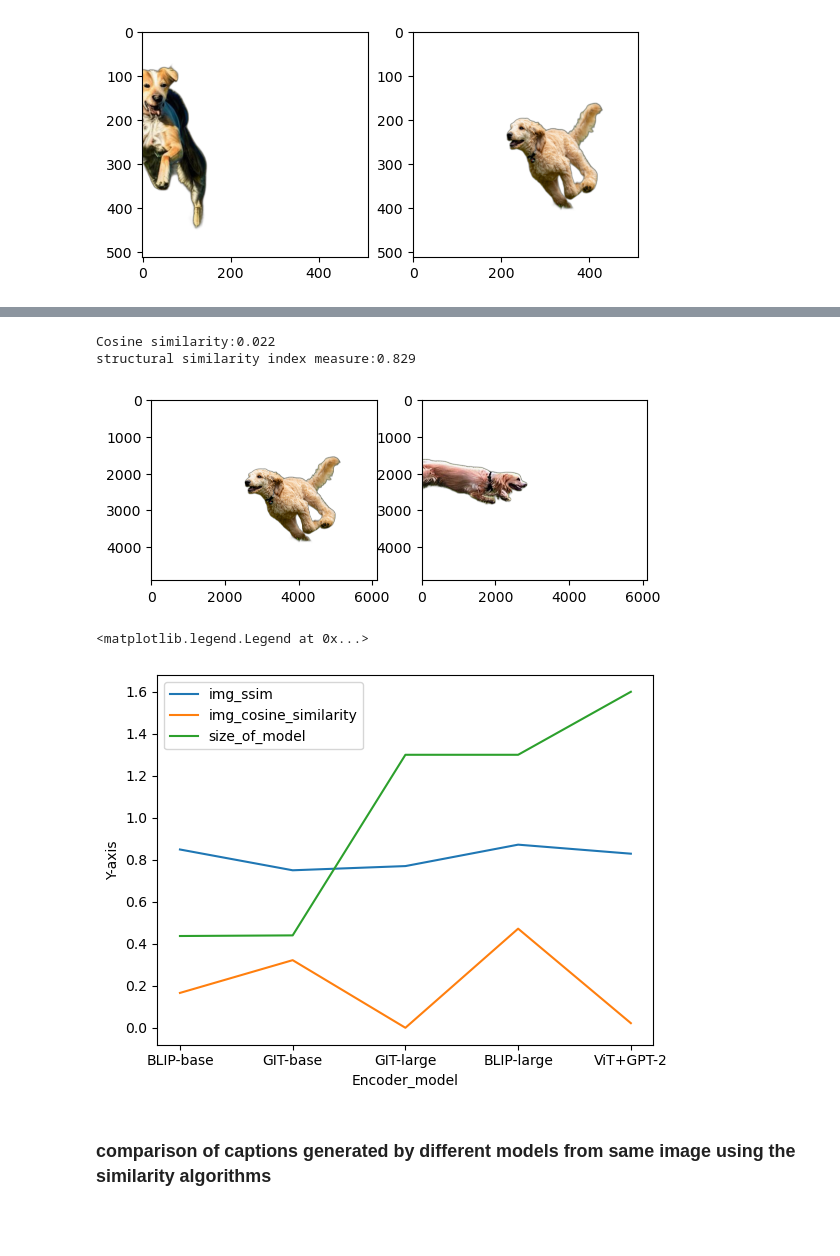
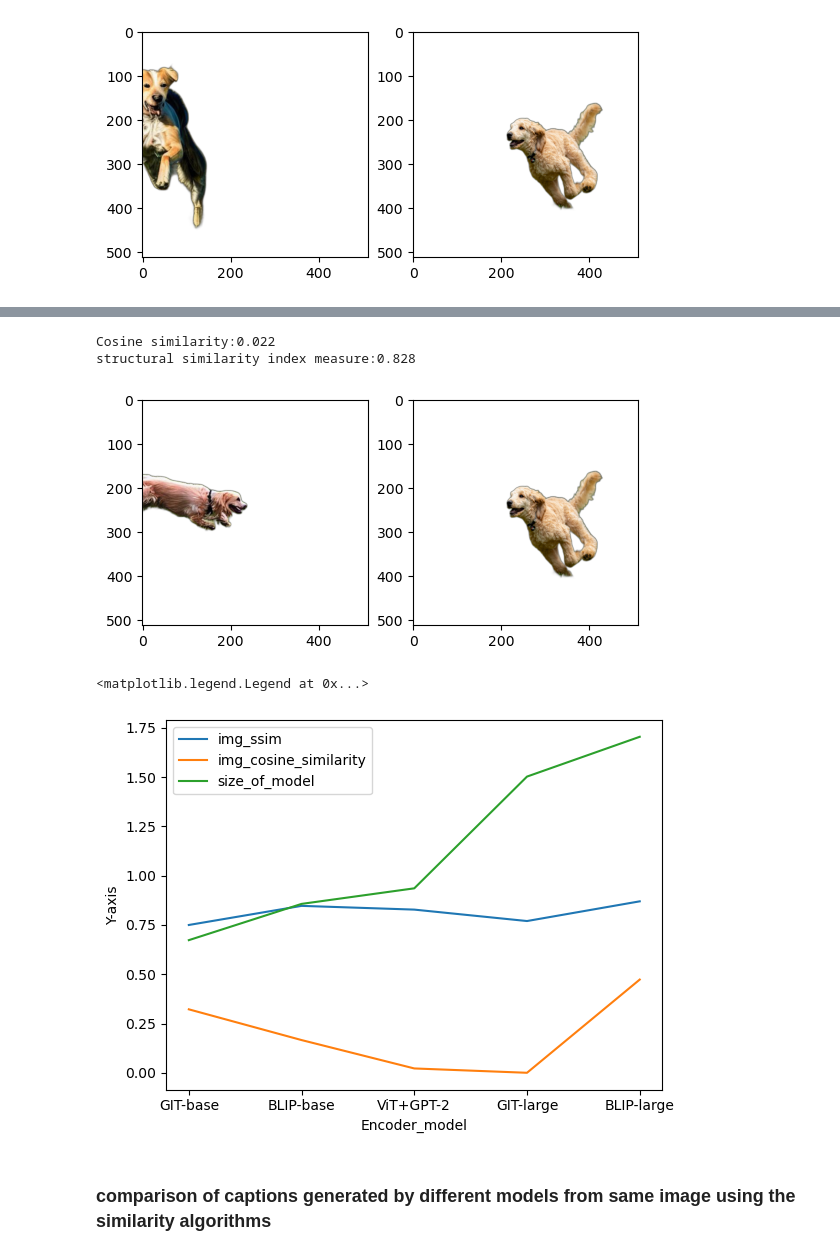
Before and after one commit to shubha07m/Energy-optimized-semantic-loss, a Jupyter notebook: similarity_testing.ipynb, the cells around one changed output, grey strips where cells are left out. Saved outputs shown, nothing was run; the diff lists cells and outputs as text; code cells hidden in the pictures; blank space fills up the shorter version.

```diff
--- a/similarity_testing.ipynb
+++ b/similarity_testing.ipynb
@@ -159,22 +162,20 @@ structural similarity index measure:0.872
 # %%
 #### ViT+GPT-2 encoder and stable diffusion decoder ####
 
-img_compare('browndog.jpg','vitgpt2_stable_diff.jpg',1)
+img_compare('vitgpt2_stable_diff.jpg','browndog.jpg',1)
 # %% [output]
 Cosine similarity:0.022
-structural similarity index measure:0.829
+structural similarity index measure:0.828
-[figure, old version]
+[figure, new version]
 # %%
 ### Plotting performences of two similarity metrices by five encoder models without background###
 
-cosine_similaritys = [.166,0.322,0.0,0.472,0.022]
+cosine_similaritys = [0.322,.166,0.022,0.0,0.473]
 
-ssims = [0.849,0.75,0.77,0.872,0.829]
+ssims = [0.75,0.847,0.828,0.77,0.87]
 
-size_of_model = [.437,.44,1.3,1.3,1.6]
-
-
-x = ['BLIP-base','GIT-base','GIT-large','BLIP-large','ViT+GPT-2']
+size_of_model = [.673,.857,.936,1.503,1.705]
+x = ['GIT-base','BLIP-base','ViT+GPT-2','GIT-large','BLIP-large']
 
 plt.plot(x, ssims, label='img_ssim')
 plt.plot(x, cosine_similaritys, label='img_cosine_similarity')
@@ -185,7 +186,7 @@ plt.ylabel('Y-axis')
 plt.legend()
 # %% [output]
 <matplotlib.legend.Legend at 0x...>
-[figure, old version]
+[figure, new version]
 # %% [markdown]
 ### comparison of  captions generated by different models from same image using the similarity algorithms ###
 # %%
```
Also changed, not shown: parts of 9 cells of this notebook, 1 other file.
